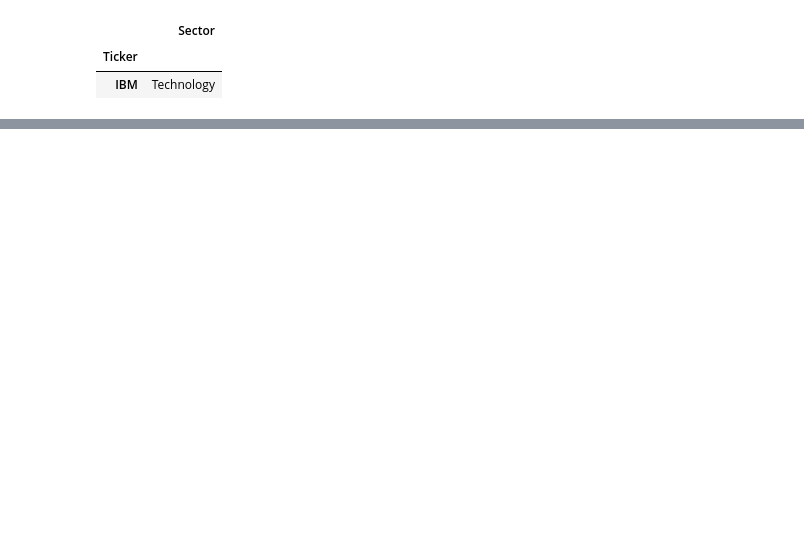
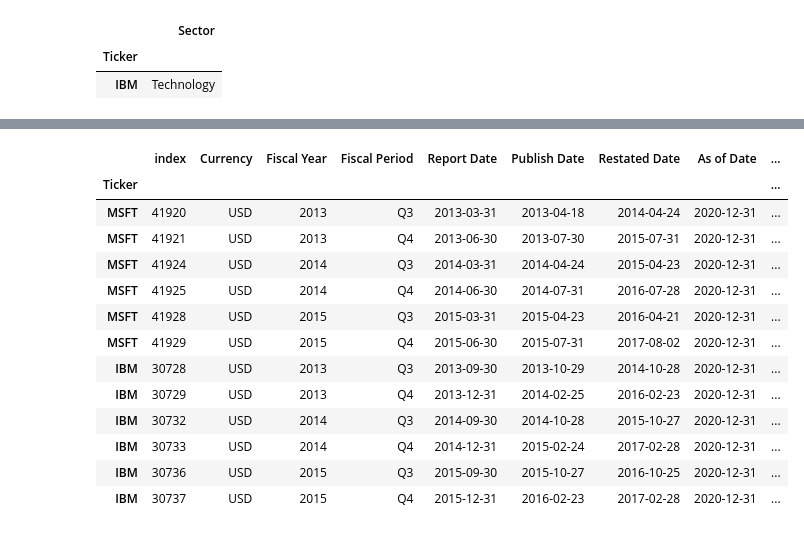
Before and after one commit to bbk-pij-2012-29/Financial-Data-API, a Jupyter notebook: api_example.ipynb, the cells around one changed output, grey strips where cells are left out. Drawn from its saved outputs; the diff is of its cells as text; code cells hidden in the pictures; blank space fills up the shorter version.

```diff
--- a/api_example.ipynb
+++ b/api_example.ipynb
@@ -147,0 +183,21 @@ api.get_data(['IBM'], 'Net Income', pt='a', y_start=2013, y_end=2015, as_of_date
+# %%
+api.get_data(
+    ['MSFT', 'IBM'], 'Net Income', pt='q',
+    y_start=2013, y_end=2015, q_start=3, q_end=4,
+    as_of_date_start=date(2020, 12, 31), as_of_date_end=date(2020, 12, 31)
+)
+# %% [output]
+|  | index | Currency | Fiscal Year | Fiscal Period | Report Date | Publish Date | Restated Date | As of Date | ... |
+| Ticker |  |  |  |  |  |  |  |  | ... |
+| MSFT | 41920 | USD | 2013 | Q3 | 2013-03-31 | 2013-04-18 | 2014-04-24 | 2020-12-31 | ... |
+| MSFT | 41921 | USD | 2013 | Q4 | 2013-06-30 | 2013-07-30 | 2015-07-31 | 2020-12-31 | ... |
+| MSFT | 41924 | USD | 2014 | Q3 | 2014-03-31 | 2014-04-24 | 2015-04-23 | 2020-12-31 | ... |
+| MSFT | 41925 | USD | 2014 | Q4 | 2014-06-30 | 2014-07-31 | 2016-07-28 | 2020-12-31 | ... |
+| MSFT | 41928 | USD | 2015 | Q3 | 2015-03-31 | 2015-04-23 | 2016-04-21 | 2020-12-31 | ... |
+| MSFT | 41929 | USD | 2015 | Q4 | 2015-06-30 | 2015-07-31 | 2017-08-02 | 2020-12-31 | ... |
+| IBM | 30728 | USD | 2013 | Q3 | 2013-09-30 | 2013-10-29 | 2014-10-28 | 2020-12-31 | ... |
+| IBM | 30729 | USD | 2013 | Q4 | 2013-12-31 | 2014-02-25 | 2016-02-23 | 2020-12-31 | ... |
+| IBM | 30732 | USD | 2014 | Q3 | 2014-09-30 | 2014-10-28 | 2015-10-27 | 2020-12-31 | ... |
+| IBM | 30733 | USD | 2014 | Q4 | 2014-12-31 | 2015-02-24 | 2017-02-28 | 2020-12-31 | ... |
+| IBM | 30736 | USD | 2015 | Q3 | 2015-09-30 | 2015-10-27 | 2016-10-25 | 2020-12-31 | ... |
+| IBM | 30737 | USD | 2015 | Q4 | 2015-12-31 | 2016-02-23 | 2017-02-28 | 2020-12-31 | ... |
```
Also changed, not shown: parts of 21 cells of this notebook, 3 other files.
